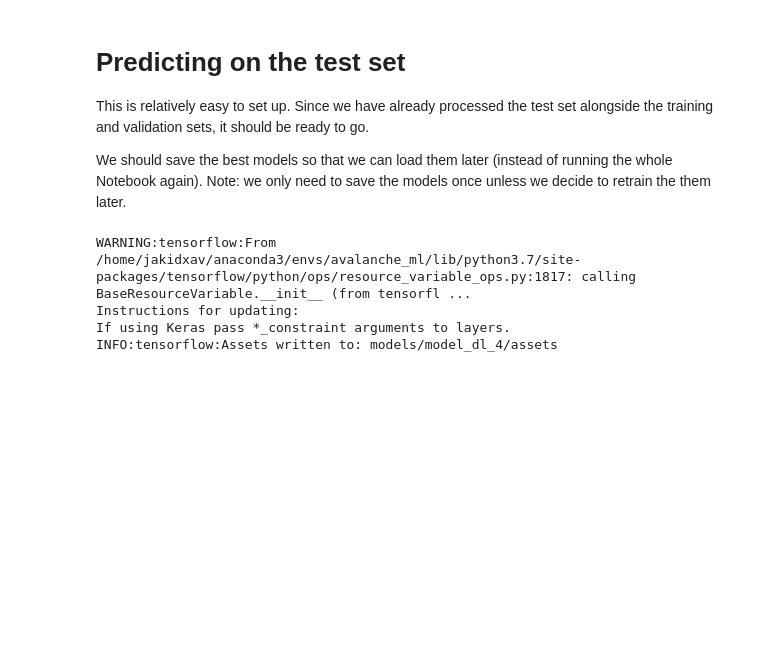
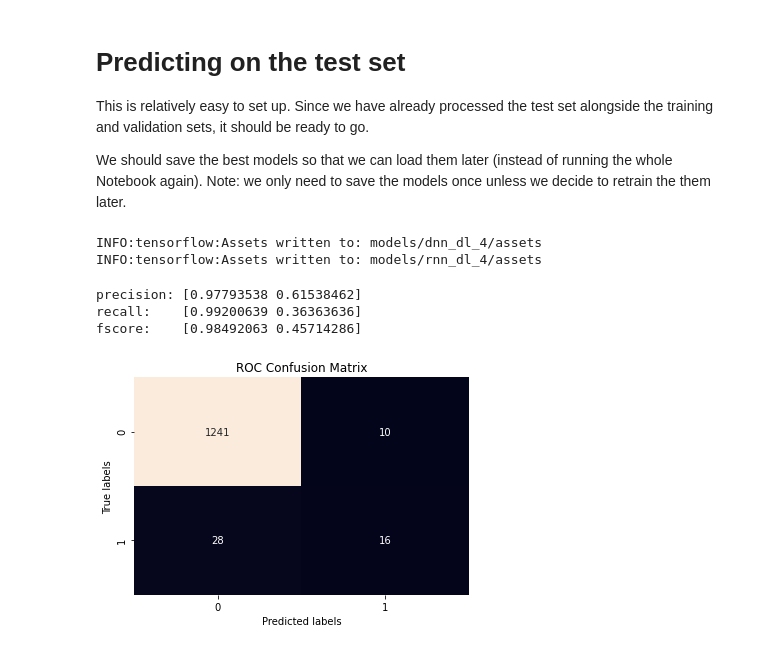
Before and after one commit to NVE/avalanche_ml, a Jupyter notebook: notebooks/training/neural_networks_danger_level_4.ipynb, the cells around one changed output. Saved outputs shown, nothing was run; the diff lists cells and outputs as text; code cells hidden in the pictures; blank space fills up the shorter version.

Commit message:
including notebook for danger levels 1-4 (multiclass and not binary)
updating notebook for danger level 4, last commit i uploaded wrong version

```diff
--- a/notebooks/training/neural_networks_danger_level_4.ipynb
+++ b/notebooks/training/neural_networks_danger_level_4.ipynb
@@ -494,20 +476,23 @@ We should save the best models so that we can load them later (instead of runnin
 # %%
 # save best model
 # https://www.tensorflow.org/tutorials/keras/save_and_load?hl=en
-best_dnn = window_dnn_reg
-best_rnn = window_rnn_reg
+best_dnn = window_dnn
+best_rnn = window_rnn
 
 best_dnn.save('models/dnn_dl_4')
 best_rnn.save('models/rnn_dl_4')
 # %% [output]
-WARNING:tensorflow:From /home/jakidxav/anaconda3/envs/avalanche_ml/lib/python3.7/site-packages/tensorflow/python/ops/resource_variable_ops.py:1817: calling BaseResourceVariable.__init__ (from tensorfl ...
-Instructions for updating:
-If using Keras pass *_constraint arguments to layers.
-INFO:tensorflow:Assets written to: models/model_dl_4/assets
+INFO:tensorflow:Assets written to: models/dnn_dl_4/assets
+INFO:tensorflow:Assets written to: models/rnn_dl_4/assets
 # %%
 # load saved model
-best_dnn = tf.keras.models.load_model('models/model_dl_4')
+best_dnn = tf.keras.models.load_model('models/dnn_dl_4')
 test_preds = plot_confusion_matrix(best_dnn, batchX_test, np.argmax(batchY_test, axis=1))
+# %% [output]
+precision: [0.97793538 0.61538462]
+recall:    [0.99200639 0.36363636]
+fscore:    [0.98492063 0.45714286]
+[figure, added]
 # %%
 best_rnn = tf.keras.models.load_model('models/rnn_dl_4')
 test_preds = plot_confusion_matrix(best_rnn, batchX_test, np.argmax(batchY_test, axis=1))
```
Also changed, not shown: parts of 17 cells of this notebook, 1 other file.
